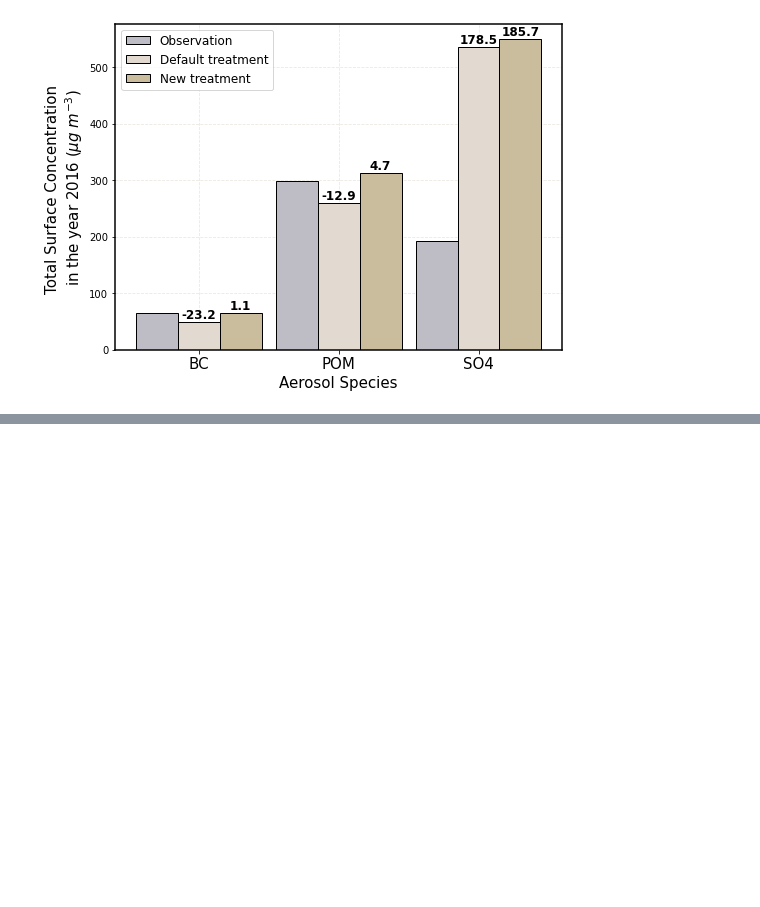
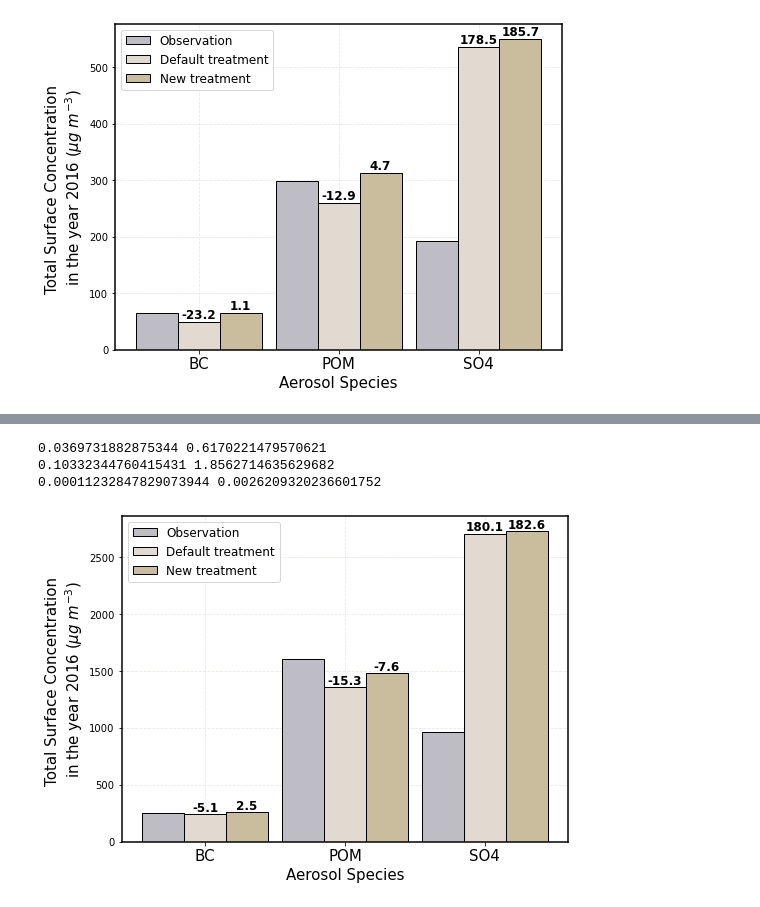
Before and after one commit to TaufiqHassan/e3sm_grid_analysis, a Jupyter notebook: FinalScatter.ipynb, the cells around one changed output, grey strips where cells are left out. Cells and saved outputs as stored; diff of their text form; code cells hidden in the pictures; blank space fills up the shorter version.

```diff
--- a/FinalScatter.ipynb
+++ b/FinalScatter.ipynb
@@ -612,0 +679,50 @@ for react,label in zip(reacts,labels):
+# %%
+varbs = ['BC','POM','SO4']
+res='RRM'
+bc_obs = []
+bc_def = []
+bc_se = []
+for v in varbs:
+    df = pd.read_csv(v+'_IMPROVE_dailydata.csv')
+    df.index=pd.to_datetime(df['time'])
+    df_nona = df[df['obs'].notna()]
+    df_nona = df_nona[df_nona['obs']>0]
+    df_nona=get_emisInMasked(df_nona,res,stat='diff',factor=0.81)
+    df_monthly = df_nona.groupby('ncols_'+res).resample('1M').mean()
+    df_annual = df_nona.groupby('ncols_'+res).resample('1Y').mean()
+    bc_obs.append(df_monthly['obs'].sum())
+    bc_def.append(df_monthly[v.lower()+'_RRM'].sum())
+    bc_se.append(df_monthly['SE_'+v.lower()+'_RRM'].sum())
+
+barW = 0.3
+r1 = np.arange(len(bc_obs))
+r2 = [x+barW for x in r1]
+r3 = [x+barW for x in r2]
+
+plt.figure(figsize=(8,6))
+ax=plt.subplot(111)
+plt.bar(r1, bc_obs, width=barW, edgecolor='k', color='#BEBCC5', label='Observation',zorder=2)
+plt.bar(r2, bc_def, width=barW, edgecolor='k', color='#E2DAD1', label='Default treatment',zorder=2)
+plt.bar(r3, bc_se, width=barW, edgecolor='k', color='#C9BD9E', label='New treatment',zorder=2)
+plt.grid(linestyle='--',color='#EBE7E0',zorder=1)
+plt.ylabel('Total Surface Concentration \nin the year 2016 ($\u03BCg\ m^{-3}$)',fontsize=15)
+plt.xlabel('Aerosol Species',fontsize=15)
+plt.legend(fontsize=12)
+plt.setp(ax.spines.values(),lw=1.5)
+ax.set_xticks([0.3,1.3,2.3])
+ax.set_xticklabels(['BC','POM','SO4'],fontsize=15)
+
+## Estimate relative biases
+bias_def = np.around(((np.array(bc_def)-np.array(bc_obs))/abs(np.array(bc_obs)))*100,1)
+bias_se = np.around(((np.array(bc_se)-np.array(bc_obs))/abs(np.array(bc_obs)))*100,1)
+reacts = ax.patches
+labels=['','','',str(bias_def[0]),str(bias_def[1]),str(bias_def[2]),str(bias_se[0]),str(bias_se[1]),str(bias_se[2])]
+
+for react,label in zip(reacts,labels):
+    height = react.get_height()
+    ax.text(react.get_x() + react.get_width()/2,height+1,label,ha="center",va='bottom',size=12,weight='bold')
+# %% [output]
+0.0369731882875344 0.6170221479570621
+0.10332344760415431 1.8562714635629682
+0.00011232847829073944 0.0026209320236601752
+[figure, added]
```
Also changed, not shown: parts of 4 cells of this notebook.
